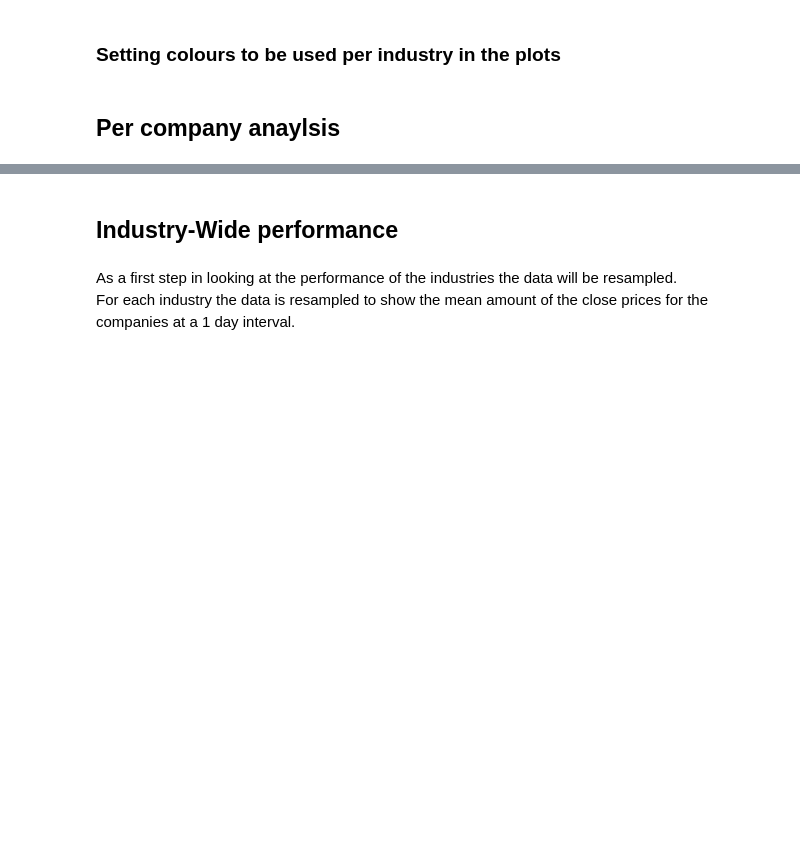
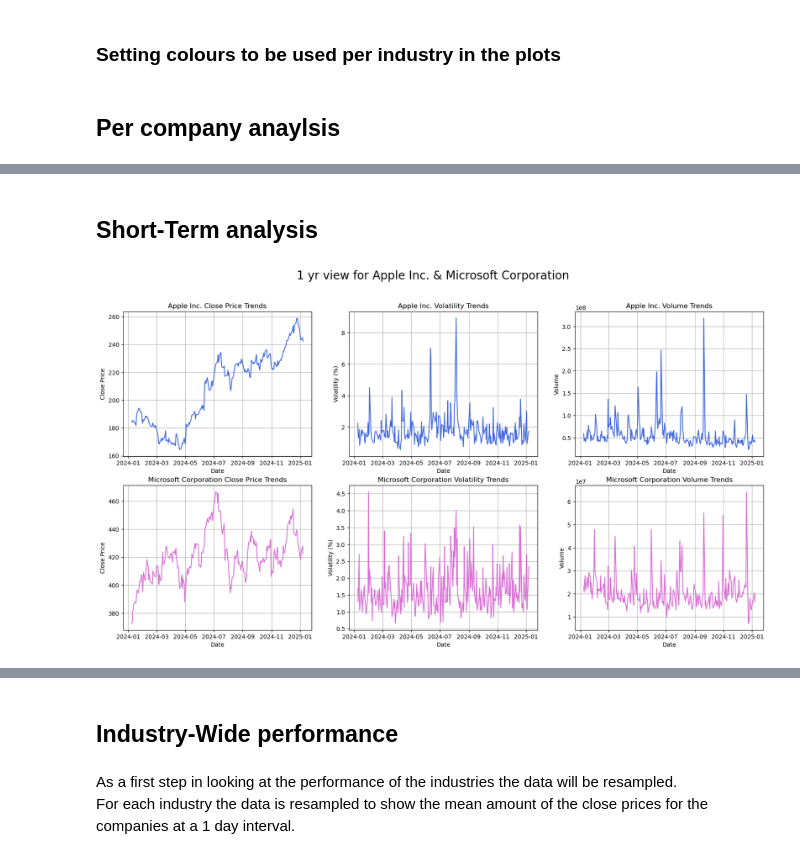
Before and after one commit to Ange-Dvs/PFDA-project, a Jupyter notebook: stocks.ipynb, the cells around one changed output, grey strips where cells are left out. Drawn from its saved outputs; the diff is of its cells as text; code cells hidden in the pictures; blank space fills up the shorter version.

```diff
--- a/stocks.ipynb
+++ b/stocks.ipynb
@@ -56,6 +57,28 @@ industry_dataframes = {
     'event_specific': pd.DataFrame(),  # specific date ranges for event analysis 2024 US election
     '10y': pd.DataFrame()  # long-term trends (10 years or max)
 }
+# %%
+company_ticker_to_fullanme = {
+    # Technology
+    'AAPL': 'Apple Inc.',
+    'MSFT': 'Microsoft Corporation',
+    'NVDA': 'NVIDIA Corporation',
+
+    # Quantum Computing
+    'IONQ': 'IonQ, Inc.',
+    'RGTI': 'Rigetti Computing, Inc.',
+    'QBTS': 'D-Wave Quantum Inc.',
+
+    # Electric Vehicles
+    'TSLA': 'Tesla, Inc.',
+    'RIVN': 'Rivian Automotive, Inc.',
+    'LCID': 'Lucid Group, Inc.',
+
+    # Renewable Energy
+    'NEE': 'NextEra Energy, Inc.',
+    'FSLR': 'First Solar, Inc.',
+    'ENPH': 'Enphase Energy, Inc.'
+}
 # %% [markdown]
 ### Data Collection and Preparation
 # %% [markdown]
@@ -314,0 +284,6 @@ for company in industry_dataframes['1y']['Company'].unique():
+# %% [markdown]
+## Short-Term analysis
+# %%
+technoology_company_plots = company_1_yr_plots(selected_companies=['AAPL','MSFT'], industry='Technology', fullnames=company_ticker_to_fullanme, colours=colours_comp, data=industry_dataframes)
+# %% [output]
+[figure, added]
```
Also changed, not shown: parts of 13 cells of this notebook, 5 other files.
